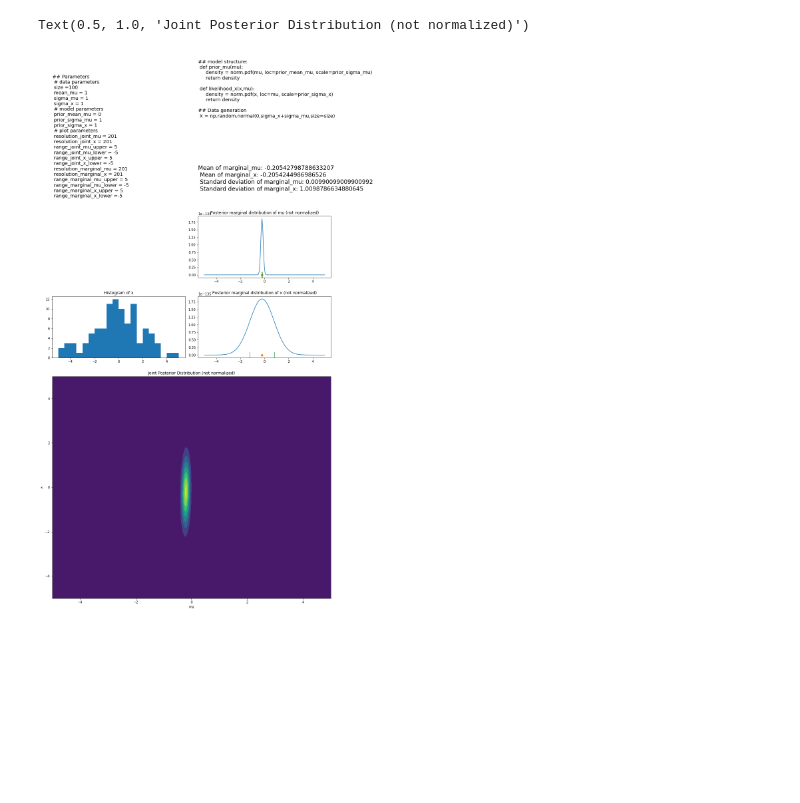
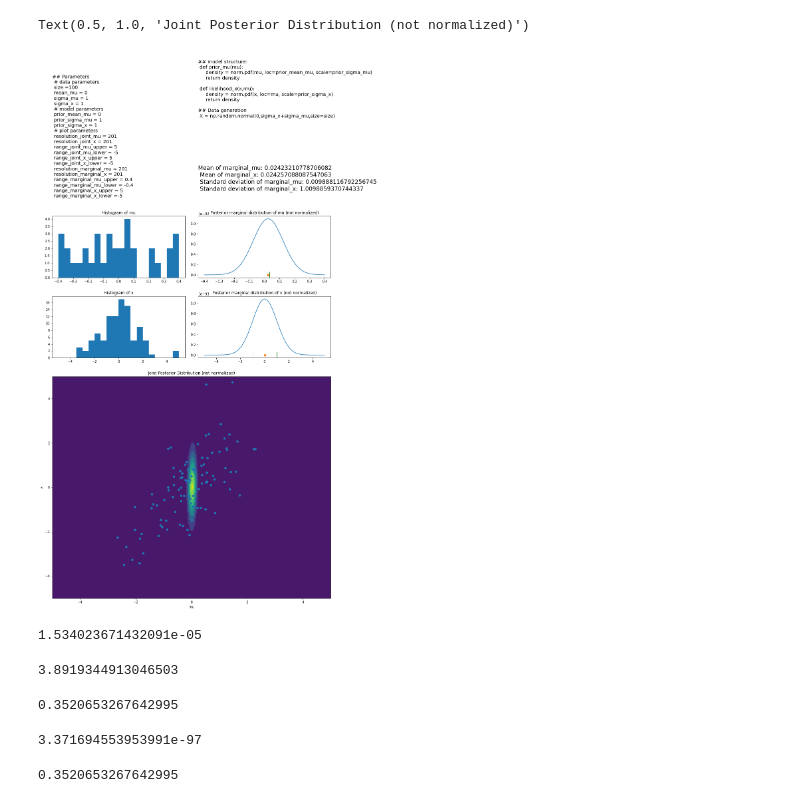
Before and after one commit to jong42/Master_Thesis_CDS, a Jupyter notebook: basic_manual_example.ipynb, the cells around one changed output. Saved outputs shown, nothing was run; the diff lists cells and outputs as text; code cells hidden in the pictures; blank space fills up the shorter version.

```diff
--- a/basic_manual_example.ipynb
+++ b/basic_manual_example.ipynb
@@ -33,14 +33,14 @@ range_joint_x_upper = 5
 range_joint_x_lower = -5
 resolution_marginal_mu = 201
 resolution_marginal_x = 201
-range_marginal_mu_upper = 5
-range_marginal_mu_lower = -5
+range_marginal_mu_upper = 0.4
+range_marginal_mu_lower = -0.4
 range_marginal_x_upper = 5
 range_marginal_x_lower = -5
 # %%
 ## Generate data
-#mu = np.random.normal(mean_mu,sigma_mu,size=size)
-X = np.random.normal(0,sigma_x+sigma_mu,size=size)
+mu = np.random.normal(mean_mu,sigma_mu,size=size)
+X = np.random.normal(mu,sigma_x,size=size)
 # %%
 ## Calculate joint posterior distribution
 def prior_mu(mu):
@@ -184,38 +184,58 @@ Standard deviation of marginal_mu: ' + str(posterior_sigma_mu) + '\n \
 Standard deviation of marginal_x: ' + str(posterior_sigma_x) + '\n ',
         fontsize ='xx-large')
 
-#plt.subplot(vis_grid[2, 0])
-#hist(mu,range=[range_marginal_mu_lower,range_marginal_mu_upper],bins=20)
-#plt.title('Histogram of mu')
+plt.subplot(vis_grid[2, 0])
+hist(mu,range=[range_marginal_mu_lower,range_marginal_mu_upper],bins=20)
+plt.title('Histogram of mu')
 
 plt.subplot(vis_grid[2, 1:])
 plt.plot(range_marginals_mu, marginals_mu)
 plt.title('Posterior marginal distribution of mu (not normalized)')
 plot([posterior_mean_mu], [0], 'o')
 plot([posterior_mean_mu + posterior_sigma_mu], [0], 'g|', markersize=20)
 plot([posterior_mean_mu - posterior_sigma_mu], [0], 'g|', markersize=20)
 
 
 plt.subplot(vis_grid[3, 0])
 hist(X,range=[range_marginal_x_lower,range_marginal_x_upper],bins=20)
 plt.title('Histogram of x')
 
 plt.subplot(vis_grid[3, 1:])
 plt.plot(range_marginals_x, marginals_x)
 plt.title('Posterior marginal distribution of x (not normalized)')
 plot([posterior_mean_x], [0], 'o')
 plot([posterior_mean_x + posterior_sigma_x], [0], 'g|', markersize=20)
 plot([posterior_mean_x - posterior_sigma_x], [0], 'g|', markersize=20)
 
 
 plt.subplot(vis_grid[4:7, :])
 cnt = contourf(mu_plot, x_plot, grid)
 plt.xlabel('mu')
 plt.ylabel('x')
 plt.ylim((range_joint_x_lower,range_joint_x_upper))
 plt.xlim((range_joint_mu_lower,range_joint_mu_upper))
-#_ = plt.scatter(mu, X)
+_ = plt.scatter(mu, X)
 plt.title('Joint Posterior Distribution (not normalized)')
 # %% [output]
 Text(0.5, 1.0, 'Joint Posterior Distribution (not normalized)')
-[figure, old version]
+[figure, new version]
+# %%
+joint_posterior(x=0,mu=0.5,X=X)
+# %% [output]
+1.534023671432091e-05
+# %%
+posterior_marginal_mu(0,X)
+# %% [output]
+3.8919344913046503
+# %%
+norm.pdf(0, loc=0.5, scale=1)
+# %% [output]
+0.3520653267642995
+# %%
+likelihood_X(X,0.5)
+# %% [output]
+3.371694553953991e-97
+# %%
+norm.pdf(0.5, loc=0, scale=1)
+# %% [output]
+0.3520653267642995
```
Also changed, not shown: parts of 4 cells of this notebook.
